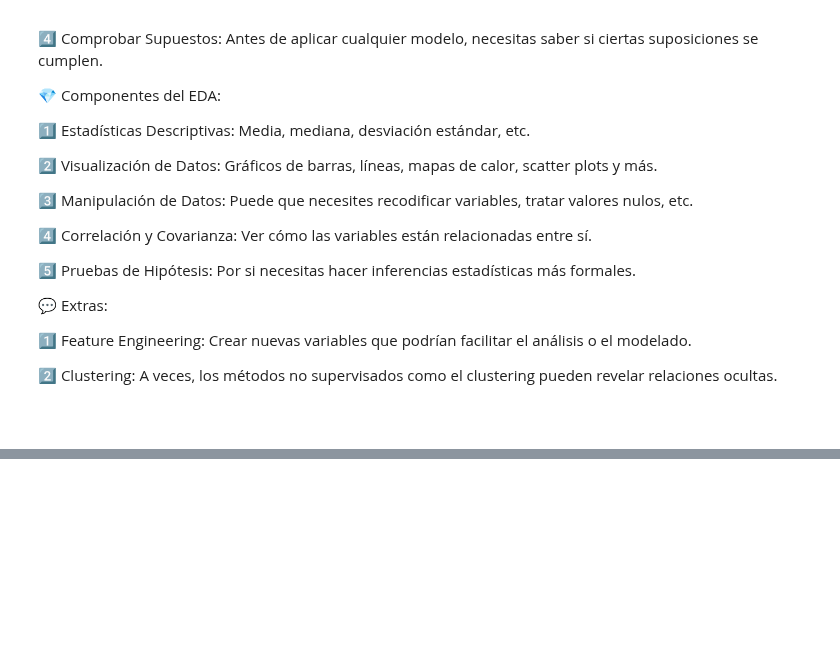
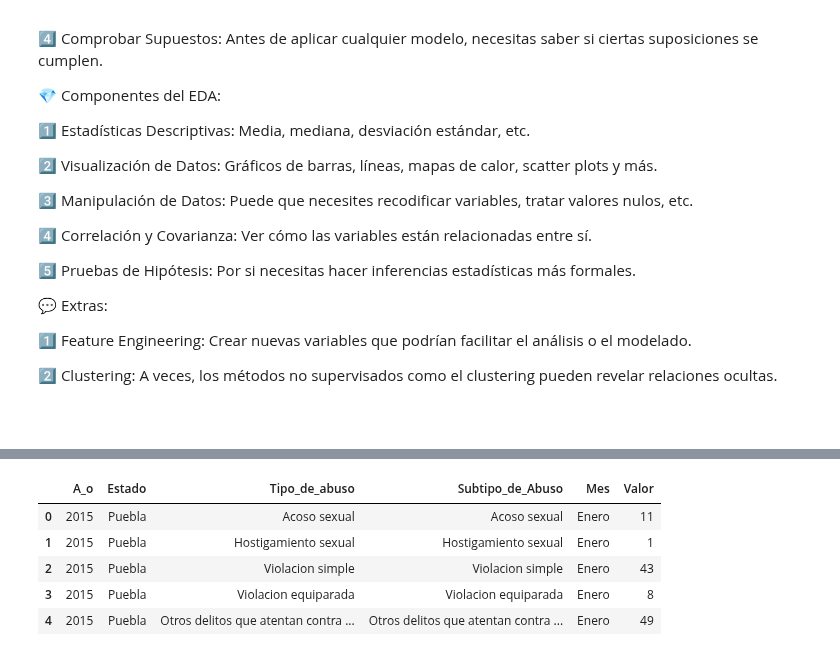
Before and after one commit to BlackEddit/EDA_Cleasings, a Jupyter notebook: EDA_Sexual_Agression.ipynb, the cells around one changed output, grey strips where cells are left out. Saved outputs shown, nothing was run; the diff lists cells and outputs as text; code cells hidden in the pictures; blank space fills up the shorter version.

```diff
--- a/EDA_Sexual_Agression.ipynb
+++ b/EDA_Sexual_Agression.ipynb
@@ -247,0 +264,9 @@ El EDA es como un primer date con tus datos. Es tu oportunidad para conocerlos m
+# %%
+df_sex_agreson.head()
+# %% [output]
+|  | A_o | Estado | Tipo_de_abuso | Subtipo_de_Abuso | Mes | Valor |
+| 0 | 2015 | Puebla | Acoso sexual | Acoso sexual | Enero | 11 |
+| 1 | 2015 | Puebla | Hostigamiento sexual | Hostigamiento sexual | Enero | 1 |
+| 2 | 2015 | Puebla | Violacion simple | Violacion simple | Enero | 43 |
+| 3 | 2015 | Puebla | Violacion equiparada | Violacion equiparada | Enero | 8 |
+| 4 | 2015 | Puebla | Otros delitos que atentan contra ... | Otros delitos que atentan contra ... | Enero | 49 |
```
Also changed, not shown: parts of 4 cells of this notebook.
